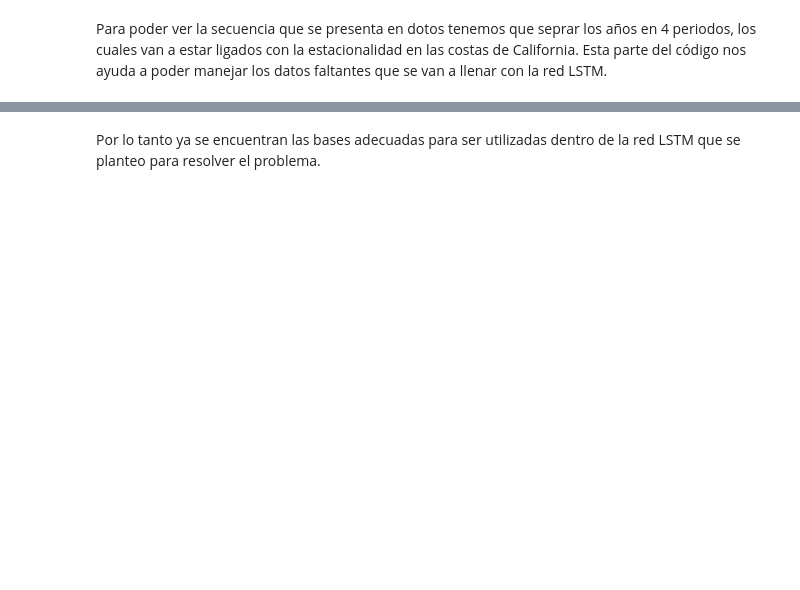
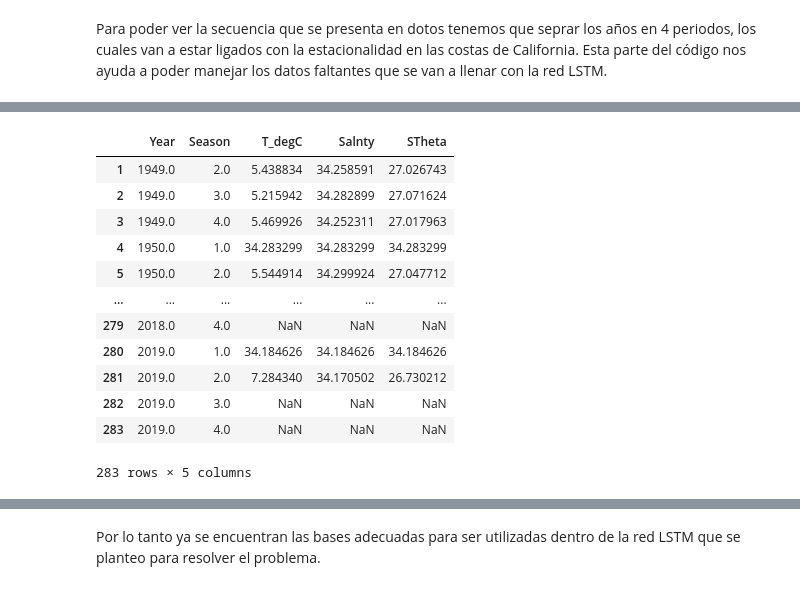
Before and after one commit to Lmdela/Trabajo-de-Mineria-de-Datos, a Jupyter notebook: Adecuación_de_la_base_de_datos.ipynb, the cells around one changed output, grey strips where cells are left out. Saved outputs shown, nothing was run; the diff lists cells and outputs as text; code cells hidden in the pictures; blank space fills up the shorter version.

```diff
--- a/Adecuación_de_la_base_de_datos.ipynb
+++ b/Adecuación_de_la_base_de_datos.ipynb
@@ -278,0 +237,17 @@ highdata
+# %%
+pd.set_option('display.max_rows', 10)
+highdata
+# %% [output]
+|  | Year | Season | T_degC | Salnty | STheta |
+| 1 | 1949.0 | 2.0 | 5.438834 | 34.258591 | 27.026743 |
+| 2 | 1949.0 | 3.0 | 5.215942 | 34.282899 | 27.071624 |
+| 3 | 1949.0 | 4.0 | 5.469926 | 34.252311 | 27.017963 |
+| 4 | 1950.0 | 1.0 | 34.283299 | 34.283299 | 34.283299 |
+| 5 | 1950.0 | 2.0 | 5.544914 | 34.299924 | 27.047712 |
+| ... | ... | ... | ... | ... | ... |
+| 279 | 2018.0 | 4.0 | NaN | NaN | NaN |
+| 280 | 2019.0 | 1.0 | 34.184626 | 34.184626 | 34.184626 |
+| 281 | 2019.0 | 2.0 | 7.284340 | 34.170502 | 26.730212 |
+| 282 | 2019.0 | 3.0 | NaN | NaN | NaN |
+| 283 | 2019.0 | 4.0 | NaN | NaN | NaN |
+283 rows × 5 columns
```
Also changed, not shown: parts of 11 cells of this notebook.
